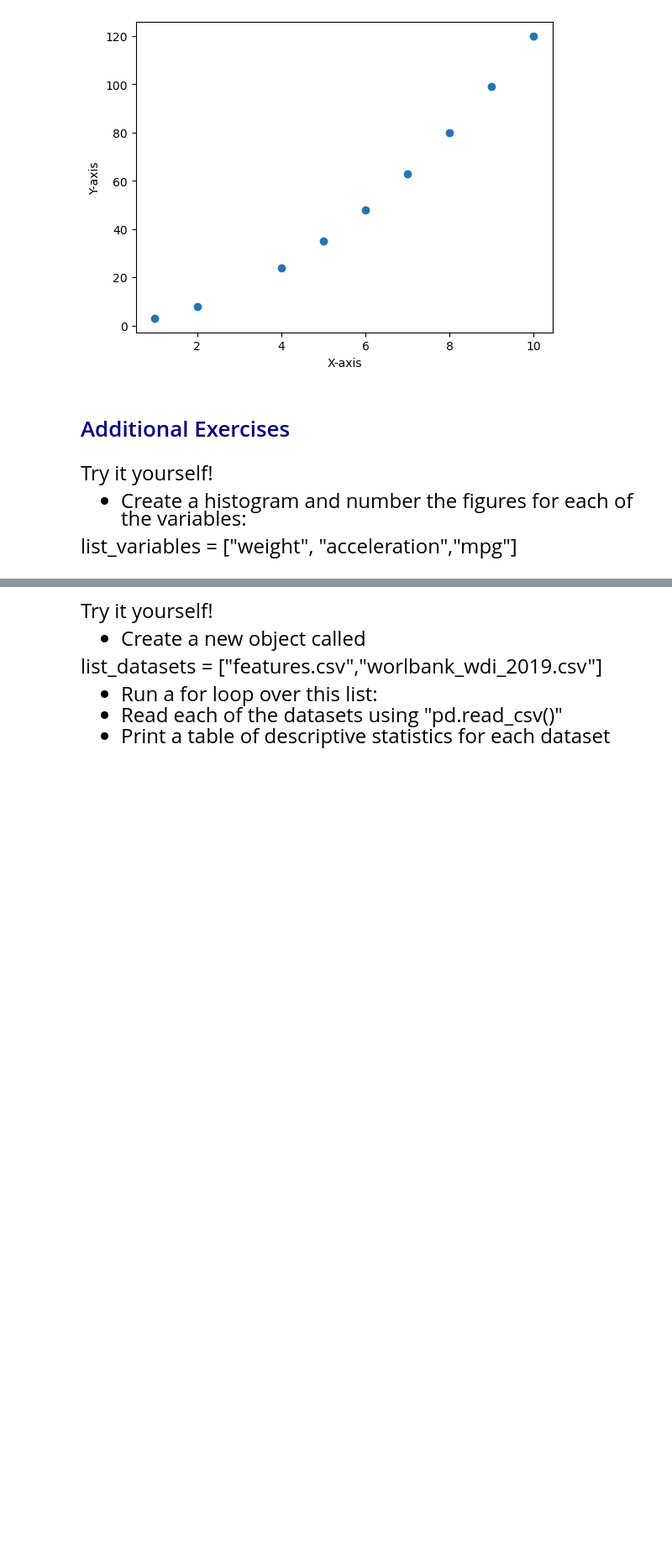
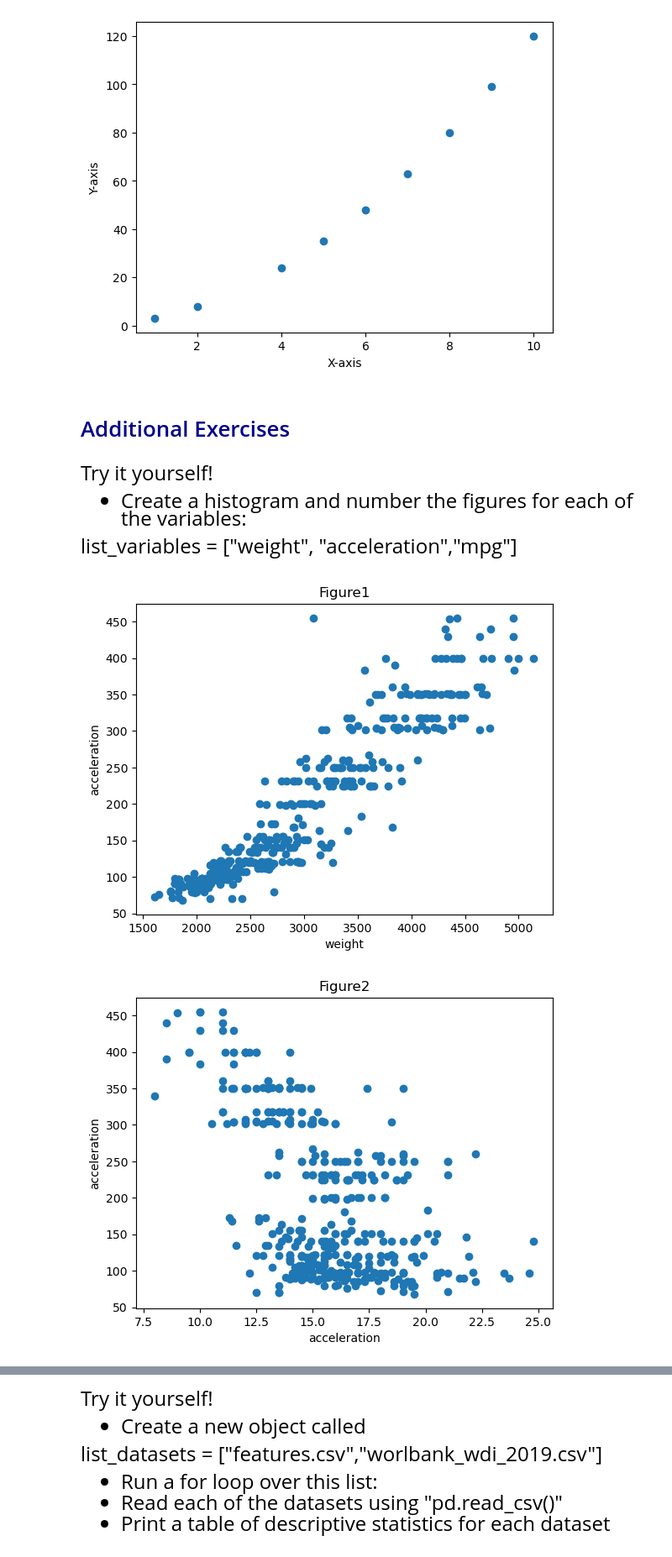
Before and after one commit to Alard787/qtm151_fall_2023, a Jupyter notebook: lecture_05/lecture_5 personal.ipynb, the cells around one changed output, grey strips where cells are left out. Shown: that part at 84% size. Saved outputs shown, nothing was run; the diff lists cells and outputs as text; code cells hidden in the pictures; blank space fills up the shorter version.

```diff
--- a/lecture_05/lecture_5 personal.ipynb
+++ b/lecture_05/lecture_5 personal.ipynb
@@ -455,0 +454,16 @@ list_variables = ["weight", "acceleration","mpg"]
+# %%
+# Write down your own code:
+carfeatures = pd.read_csv("data/features.csv")
+list_variables = ["weight","acceleration","mpg"]
+
+index = 1
+for var_name in list_variables:
+    plt.scatter(x= carfeatures[var_name], y = carfeatures["displacement"])
+    plt.ylabel("acceleration")
+    plt.xlabel(var_name)
+    plt.title("Figure" + str(index))
+    plt.show()
+    index = index + 1
+# %% [output]
+[figure, added]
+[figure, added]
```
Also changed, not shown: parts of 6 cells of this notebook.
